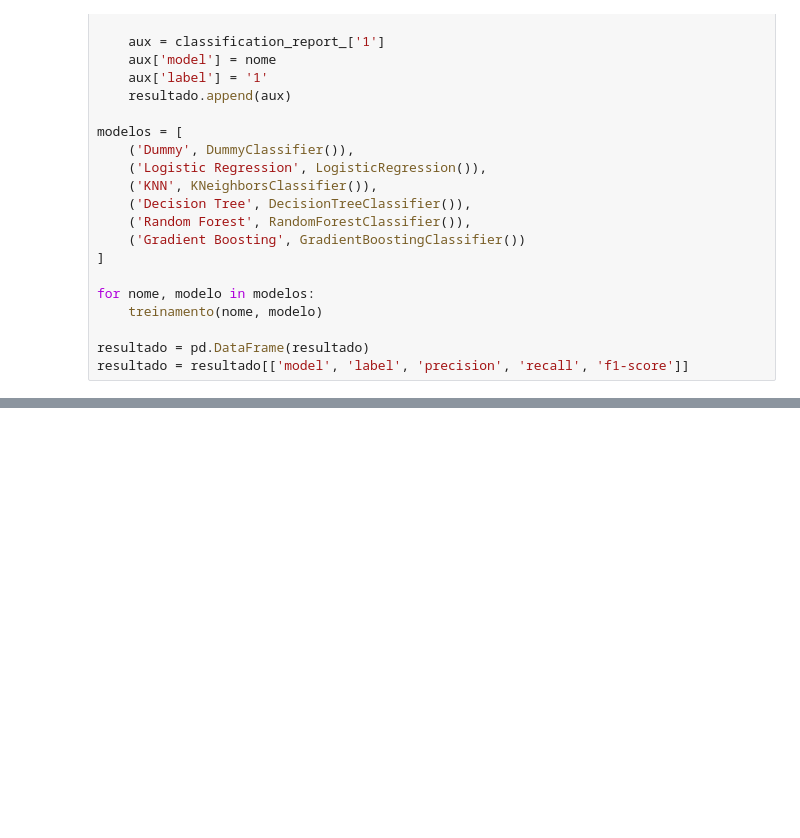
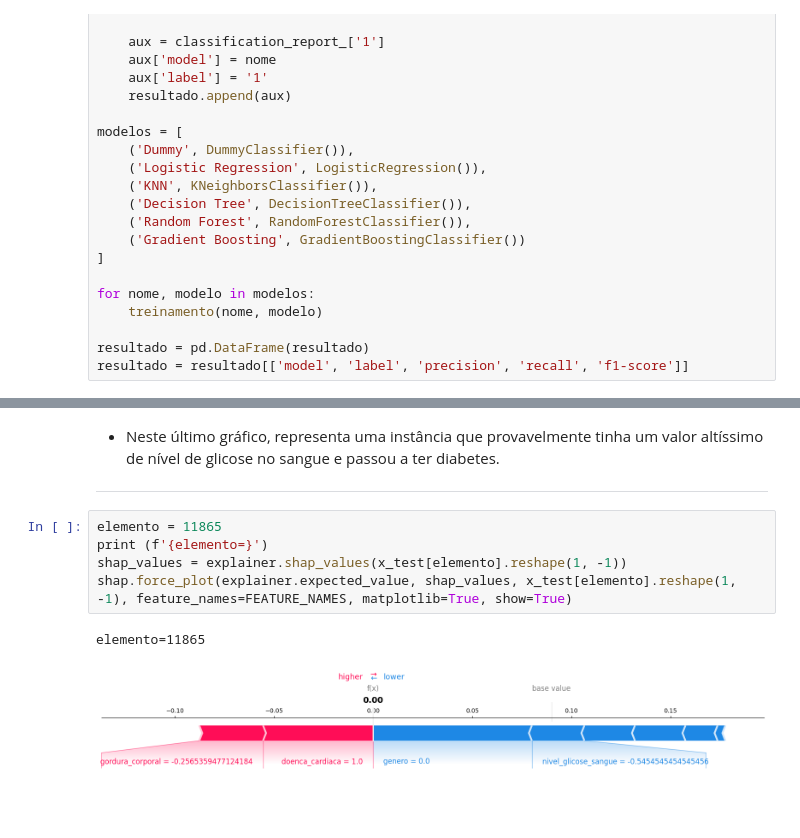
Before and after one commit to netomap/diabetes_prediction, a Jupyter notebook: analise.ipynb, the cells around one changed output, grey strips where cells are left out. Saved outputs shown, nothing was run; the diff lists cells and outputs as text; blank space fills up the shorter version.

```diff
--- a/analise.ipynb
+++ b/analise.ipynb
@@ -229,0 +261,11 @@ weighted avg       0.97      0.97      0.97     20000
+# %% [markdown]
+- Neste último gráfico, representa uma instância que provavelmente tinha um valor altíssimo de nível de glicose no sangue e passou a ter diabetes.
+---
+# %%
+elemento = 11865
+print (f'{elemento=}')
+shap_values = explainer.shap_values(x_test[elemento].reshape(1, -1))
+shap.force_plot(explainer.expected_value, shap_values, x_test[elemento].reshape(1, -1), feature_names=FEATURE_NAMES, matplotlib=True, show=True)
+# %% [output]
+elemento=11865
+[figure, added]
```
Also changed, not shown: parts of 18 cells of this notebook.
